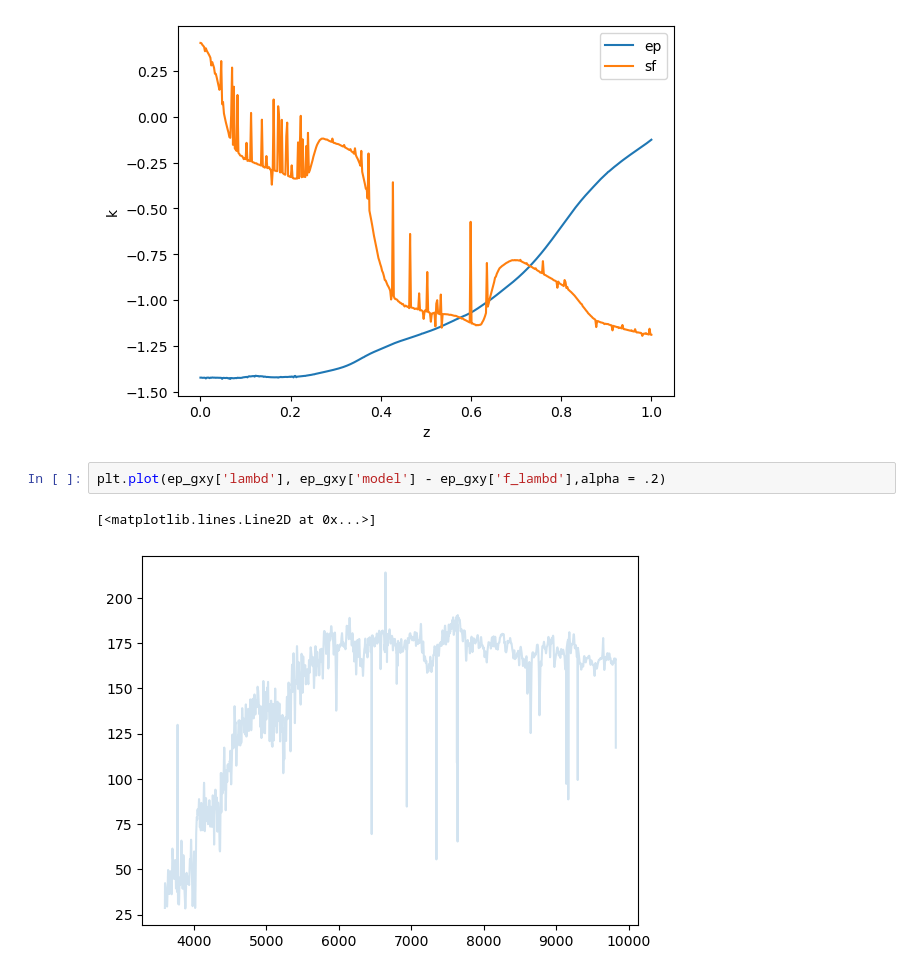
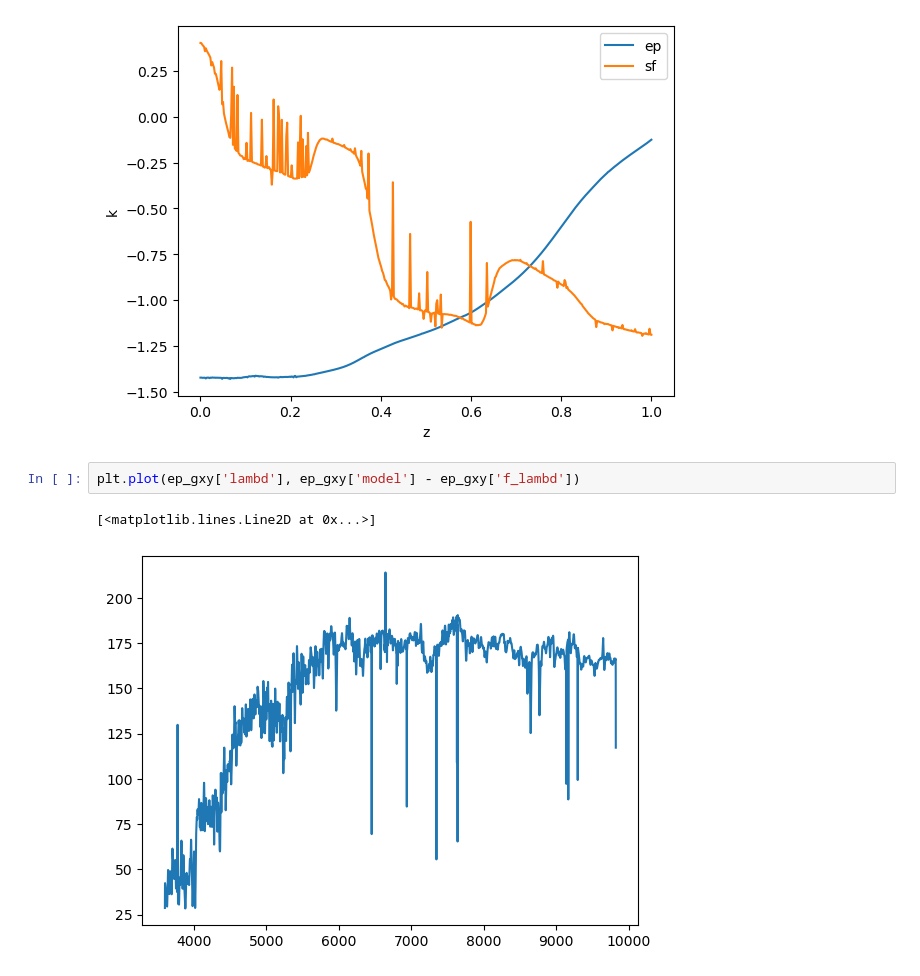
Before and after one commit to AutumnPearce/galaxies2025, a Jupyter notebook: hw2.ipynb, the cells around one changed output. Saved outputs shown, nothing was run; the diff lists cells and outputs as text.

```diff
--- a/hw2.ipynb
+++ b/hw2.ipynb
@@ -331,7 +328,7 @@ plt.legend()
 <matplotlib.legend.Legend at 0x...>
 [figure]
 # %%
-plt.plot(ep_gxy['lambd'], ep_gxy['model'] - ep_gxy['f_lambd'],alpha = .2)
+plt.plot(ep_gxy['lambd'], ep_gxy['model'] - ep_gxy['f_lambd'])
 # %% [output]
 [<matplotlib.lines.Line2D at 0x...>]
-[figure, old version]
+[figure, new version]
```
Also changed, not shown: parts of 3 cells of this notebook.
